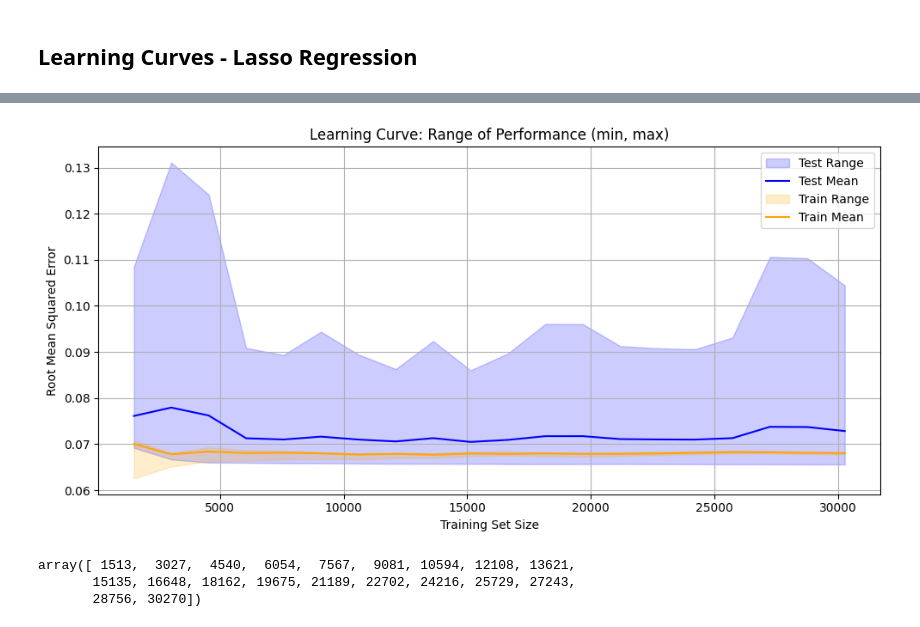
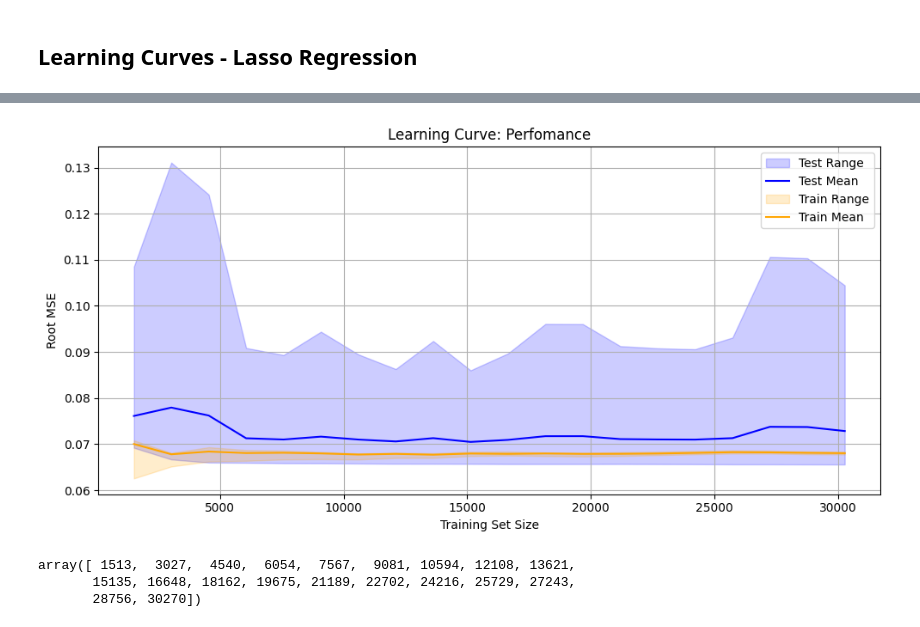
Before and after one commit to thor1033/isds-exam-2024, a Jupyter notebook: regression_analysis.ipynb, the cells around one changed output, grey strips where cells are left out. Cells and saved outputs as stored; diff of their text form; code cells hidden in the pictures.

```diff
--- a/regression_analysis.ipynb
+++ b/regression_analysis.ipynb
@@ -97,10 +85,10 @@ def split_data(X, y):
     y_train_pos = y_train[y_train > 0]
     y_test_pos = y_test[y_test > 0]
 
-    y_train_log = np.log(y_train_pos)
-    y_test_log = np.log(y_test_pos)
+    logy_train = np.log(y_train_pos)
+    logy_test = np.log(y_test_pos)
 
-    return X_train_scaled, X_test_scaled, y_train_log, y_test_log
+    return X_train_scaled, X_test_scaled, logy_train, logy_test
 # %% [markdown]
 # Lasso regression
 # %% [markdown]
@@ -113,10 +131,0 @@ X_train, X_test, y_train, y_test = split_data(X, y)
-# %%
-lasso_model = Lasso(alpha=0.000115)
-lasso_model.fit(X_train, y_train)
-y_pred= lasso_model.predict(X_test)
-
-mse_log = mean_squared_error(y_test, y_pred)
-print(f"MSE: {mse_log.round(4)}")
-
-lasso_coeff= pd.Series(lasso_model.coef_, index= X.columns)
-lasso_coeff
@@ -143,7 +132,7 @@ dtype: float64
 # %% [markdown]
 ## Removal of insignificant variables - Lasso Regression
 # %%
-significant_indices = np.where(np.abs(lasso_coeff) > 1e-3)[0]
+significant_indices = np.where(np.abs(lassoCoeff) > 0.001)[0]
 X_train_selected = X_train[:, significant_indices]
 X_test_selected = X_test[:, significant_indices]
 # %%
@@ -223,26 +211,29 @@ plt.show()
 # %% [markdown]
 ## Learning Curves - Lasso Regression
 # %%
-# Learning curve analysis
-pipe_lasso = make_pipeline(
+# Conducting a Learning Curve Analysis
+pipeline = make_pipeline(
     PolynomialFeatures(degree=2),
     StandardScaler(),
     Lasso(alpha=0.00015, random_state=99999, max_iter=2000, tol=0.01)
 )
 
+# Generate learning curves
 train_sizes, train_scores, test_scores = learning_curve(
-    estimator=pipe_lasso,
+    estimator=pipeline,
     X=X_train_selected,
     y=y_train,
-    train_sizes=np.arange(0.05, 1.05, .05),
+    train_sizes=np.arange(0.05, 1.05, 0.05),
     scoring='neg_mean_squared_error',
     cv=10
 )
 
-mse_ = pd.DataFrame({
-    'Train': -train_scores.mean(axis=1),
-    'Test': -test_scores.mean(axis=1)
-}).set_index(pd.Index(train_sizes, name='sample size'))
+# Calculate the mean squared errors for train and test sets
+mse_scores = pd.DataFrame({
+    'Train MSE': -train_scores.mean(axis=1),
+    'Test MSE': -test_scores.mean(axis=1)
+}, index=pd.Index(train_sizes, name='Sample Size'))
 
-print(mse_.head(5))
+# Display the first 5 rows of the results
+print(mse_scores.head())
 # %% [output]
@@ -256,40 +247,40 @@ sample size
 # %%
-f_learn, ax = plt.subplots(figsize=(10, 5))
+_, ax = plt.subplots(figsize=(10, 5))
 
 # Plot test scores
 ax.fill_between(train_sizes,
                 np.sqrt(-test_scores.min(axis=1)),
                 np.sqrt(-test_scores.max(axis=1)),
                 alpha=0.2,
                 label='Test Range',
                 color='blue')
 ax.plot(train_sizes,
         np.sqrt(-test_scores.mean(axis=1)),
         color='blue',
         label='Test Mean')
 
 # Plot train scores
 ax.fill_between(train_sizes,
                 np.sqrt(-train_scores.min(axis=1)),
                 np.sqrt(-train_scores.max(axis=1)),
                 alpha=0.2,
                 label='Train Range',
                 color='orange')
 ax.plot(train_sizes,
         np.sqrt(-train_scores.mean(axis=1)),
         color='orange',
         label='Train Mean')
 
-ax.set_title('Learning Curve: Range of Performance (min, max)')
+ax.set_title('Learning Curve: Perfomance')
 ax.set_xlabel('Training Set Size')
-ax.set_ylabel('Root Mean Squared Error')
+ax.set_ylabel('Root MSE')
 ax.legend()
 ax.grid(True)
 
 plt.tight_layout()
 plt.show()
 # %% [output]
-[figure, old version]
+[figure, new version]
 # %%
 train_sizes
 # %% [output]
```
Also changed, not shown: parts of 20 cells of this notebook.
